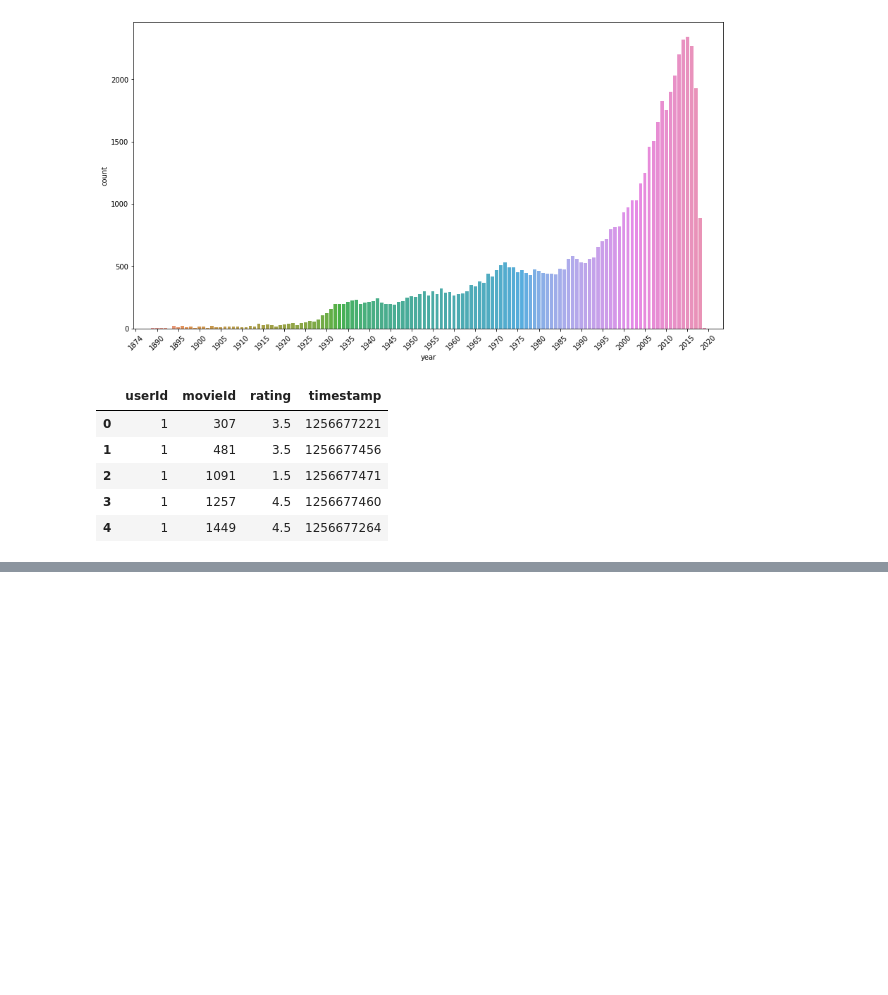
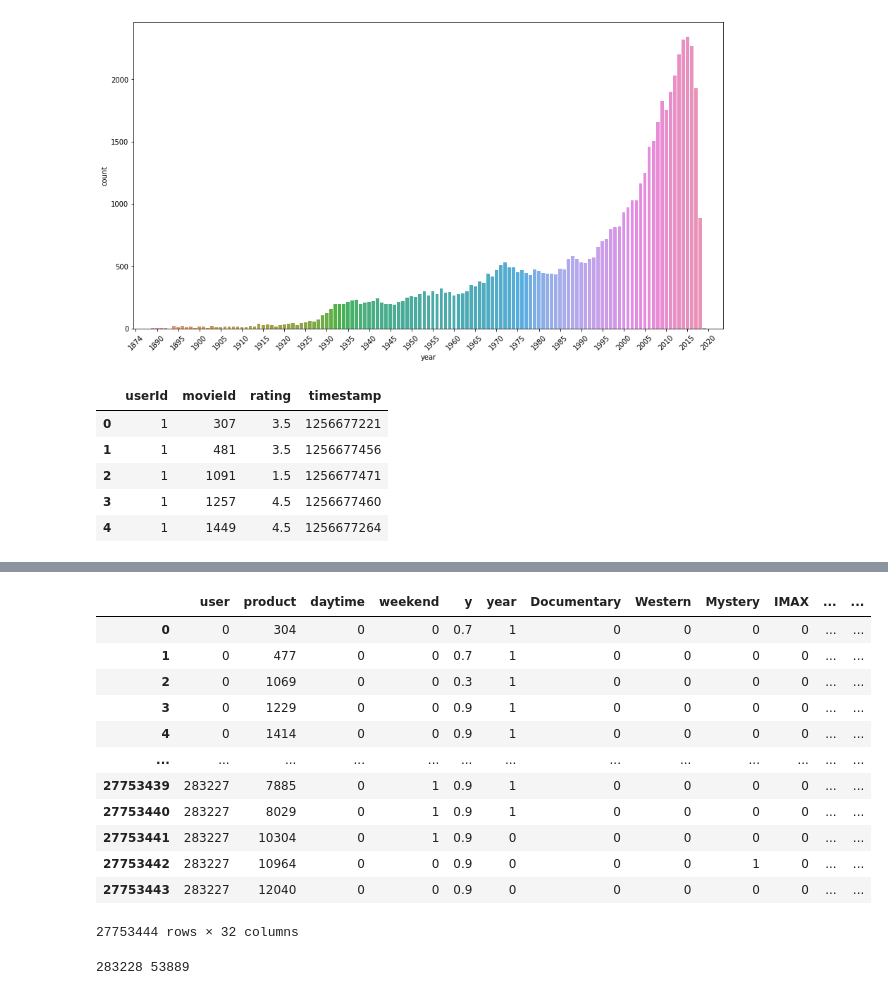
Before and after one commit to swynml/movie_rating_model, a Jupyter notebook: data_prep.ipynb, the cells around one changed output, grey strips where cells are left out. Saved outputs shown, nothing was run; the diff lists cells and outputs as text; code cells hidden in the pictures; blank space fills up the shorter version.

```diff
--- a/experiments.ipynb
+++ b/data_prep.ipynb
@@ -153,6 +172,10 @@ df_movies
 | 58097 | 193886 | Leal (2018) | 7606620 | 540871.0 | 2018 | Action|Crime|Drama |
 58098 rows × 6 columns
 # %%
+df_movies["title"] = df_movies["title"].apply(lambda x: re.sub("[\(\[].*?[\)\]]", "", x).strip())
+df_movies["product"] = range(0,len(df_movies))
+df_movies["year"] = df_movies["year"].apply(lambda x: 1 if x < 2000 else 0)
+
 all_genres = [x.split('|') for x in df_movies['genres']]
 all_genres = list(set([item for sublist in all_genres for item in sublist]))
 
@@ -227,0 +225,9 @@ df_tags.head()
+# %%
+df_users["user"] = df_users["userId"].apply(lambda x: x-1)
+df_users["timestamp"] = df_users["timestamp"].apply(lambda x: datetime.fromtimestamp(x))
+df_users["daytime"] = df_users["timestamp"].apply(lambda x: 1 if 6<int(x.strftime("%H"))<20 else 0)
+df_users["weekend"] = df_users["timestamp"].apply(lambda x: 1 if x.weekday() in [5,6] else 0)
+dtf_users = df_users.merge(df_movies[["movieId", "product"]], how="left")
+dtf_users = dtf_users.rename(columns={"rating":"y"})
+dtf_users = dtf_users[["user","product","daytime","weekend","y"]]
+dtf_users
@@ -227,0 +248,28 @@ df_tags.head()
+# %%
+features = ['product', 'year',
+       'Documentary', 'Western', 'Mystery', 'IMAX', 'Drama', 'Biography',
+       'Film-Noir', 'Music', 'Short', 'Thriller', 'Sport', 'Fantasy', 'Family',
+       'Children', 'Crime', 'Horror', 'Adult', 'Animation', 'Comedy',
+       'History', 'Adventure', 'Romance', 'War', 'Musical', 'Sci-Fi',
+       'Action']
+contexts = ['daytime', 'weekend']
+# %%
+df_movies = df_movies[features]
+# %%
+full_df = pd.merge(dtf_users, df_movies, how='left', on='product')
+full_df['y'] = full_df['y'] / 5
+full_df
+# %% [output]
+|  | user | product | daytime | weekend | y | year | Documentary | Western | Mystery | IMAX | ... | ... |
+| 0 | 0 | 304 | 0 | 0 | 0.7 | 1 | 0 | 0 | 0 | 0 | ... | ... |
+| 1 | 0 | 477 | 0 | 0 | 0.7 | 1 | 0 | 0 | 0 | 0 | ... | ... |
+| 2 | 0 | 1069 | 0 | 0 | 0.3 | 1 | 0 | 0 | 0 | 0 | ... | ... |
+| 3 | 0 | 1229 | 0 | 0 | 0.9 | 1 | 0 | 0 | 0 | 0 | ... | ... |
+| 4 | 0 | 1414 | 0 | 0 | 0.9 | 1 | 0 | 0 | 0 | 0 | ... | ... |
+| ... | ... | ... | ... | ... | ... | ... | ... | ... | ... | ... | ... | ... |
+| 27753439 | 283227 | 7885 | 0 | 1 | 0.9 | 1 | 0 | 0 | 0 | 0 | ... | ... |
+| 27753440 | 283227 | 8029 | 0 | 1 | 0.9 | 1 | 0 | 0 | 0 | 0 | ... | ... |
+| 27753441 | 283227 | 10304 | 0 | 1 | 0.9 | 0 | 0 | 0 | 0 | 0 | ... | ... |
+| 27753442 | 283227 | 10964 | 0 | 0 | 0.9 | 0 | 0 | 0 | 1 | 0 | ... | ... |
+| 27753443 | 283227 | 12040 | 0 | 0 | 0.9 | 0 | 0 | 0 | 0 | 0 | ... | ... |
+27753444 rows × 32 columns
@@ -227,0 +278,7 @@ df_tags.head()
+# %%
+all_users = list(full_df['user'].unique())
+all_movies = list(full_df['product'].unique())
+
+print(len(all_users), len(all_movies))
+# %% [output]
+283228 53889
```
Also changed, not shown: parts of 7 cells of this notebook, 1 other file.
